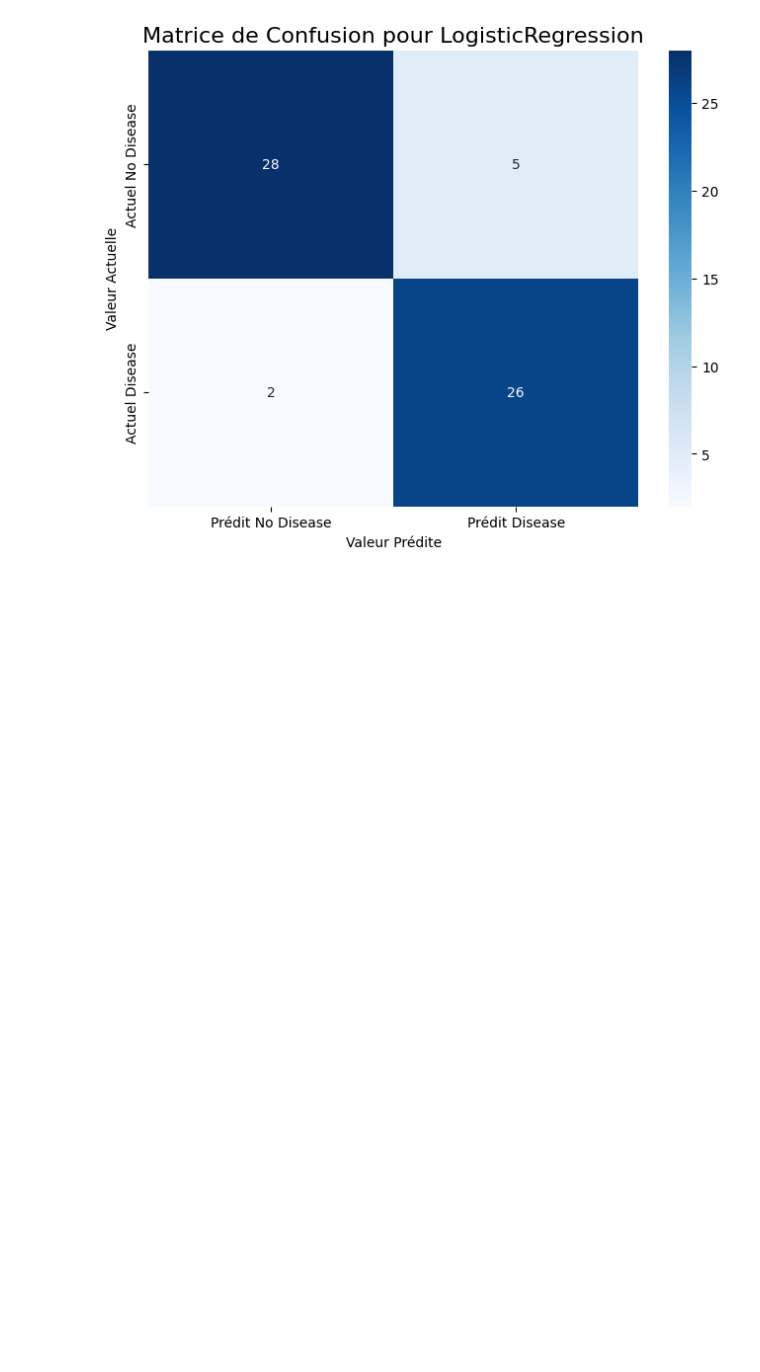
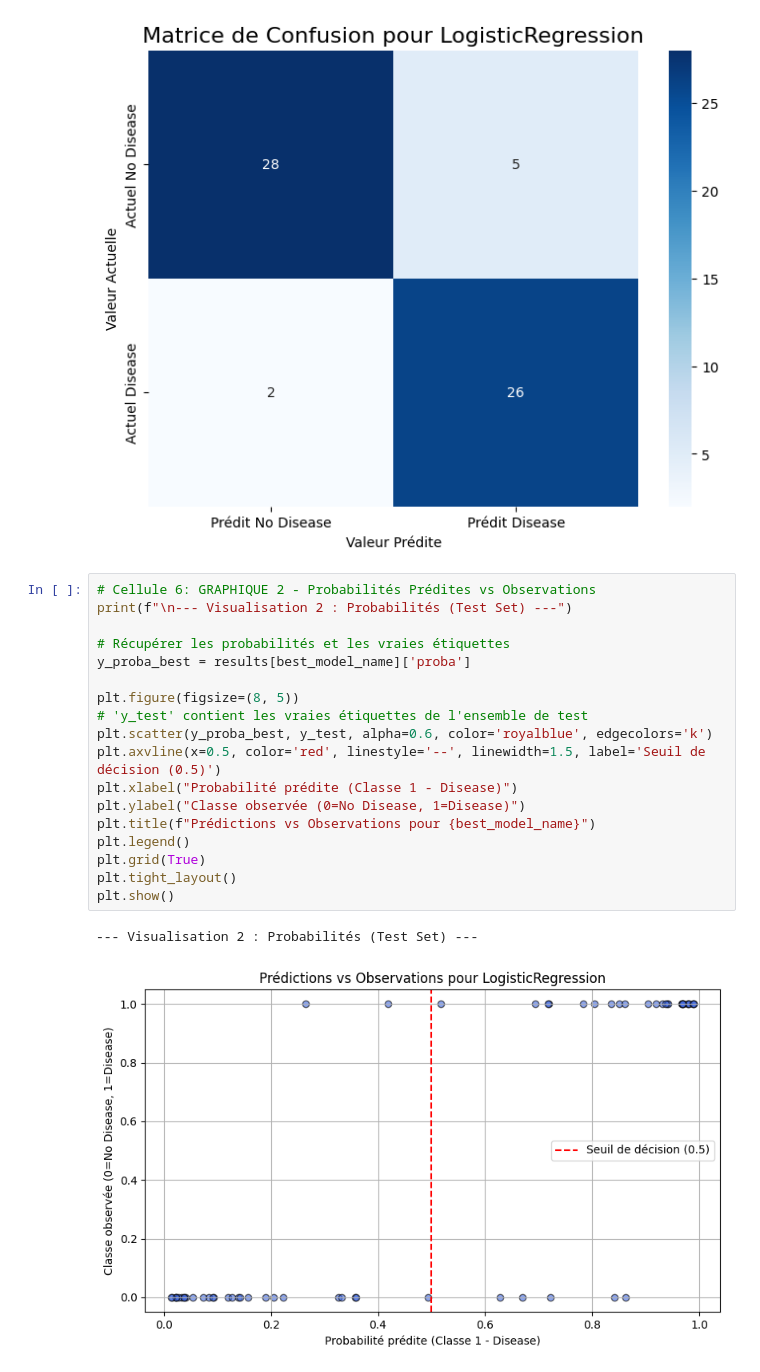
Before and after one commit to PolySeb2025/IFT712-Projet-Maladies-Cardiaques, a Jupyter notebook: maladiescardiaques/notebooks/LogisticRegression.ipynb, the cells around one changed output. Drawn from its saved outputs; the diff is of its cells as text; blank space fills up the shorter version.

```diff
--- a/maladiescardiaques/notebooks/LogisticRegression.ipynb
+++ b/maladiescardiaques/notebooks/LogisticRegression.ipynb
@@ -175,3 +177,24 @@ No Disease (0)       0.93      0.85      0.89        33
      macro avg       0.89      0.89      0.89        61
   weighted avg       0.89      0.89      0.89        61
 [figure]
+# %%
+# Cellule 6: GRAPHIQUE 2 - Probabilités Prédites vs Observations
+print(f"\n--- Visualisation 2 : Probabilités (Test Set) ---")
+
+# Récupérer les probabilités et les vraies étiquettes
+y_proba_best = results[best_model_name]['proba']
+
+plt.figure(figsize=(8, 5))
+# 'y_test' contient les vraies étiquettes de l'ensemble de test
+plt.scatter(y_proba_best, y_test, alpha=0.6, color='royalblue', edgecolors='k')
+plt.axvline(x=0.5, color='red', linestyle='--', linewidth=1.5, label='Seuil de décision (0.5)')
+plt.xlabel("Probabilité prédite (Classe 1 - Disease)")
+plt.ylabel("Classe observée (0=No Disease, 1=Disease)")
+plt.title(f"Prédictions vs Observations pour {best_model_name}")
+plt.legend()
+plt.grid(True)
+plt.tight_layout()
+plt.show()
+# %% [output]
+--- Visualisation 2 : Probabilités (Test Set) ---
+[figure, added]
```
Also changed, not shown: parts of 4 cells of this notebook, 2 other files.
